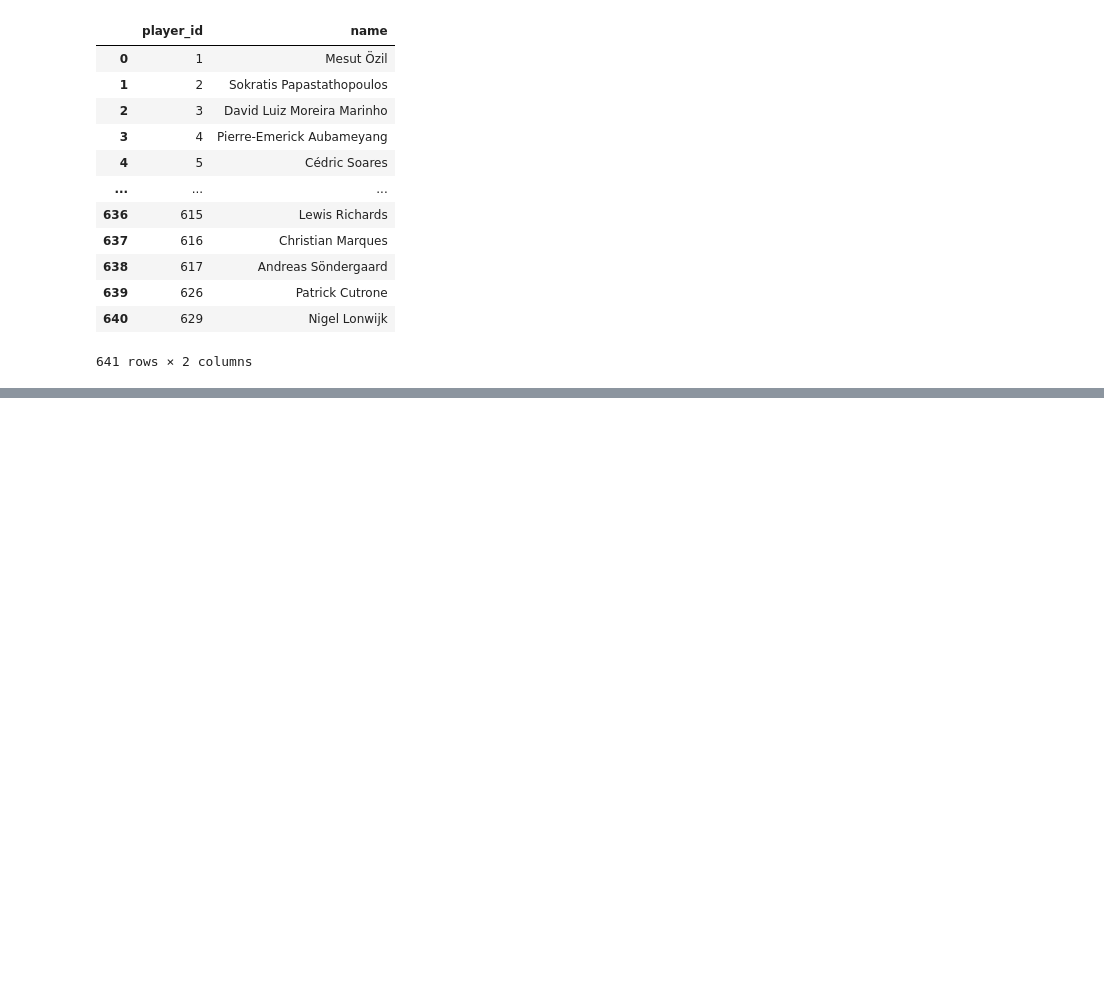
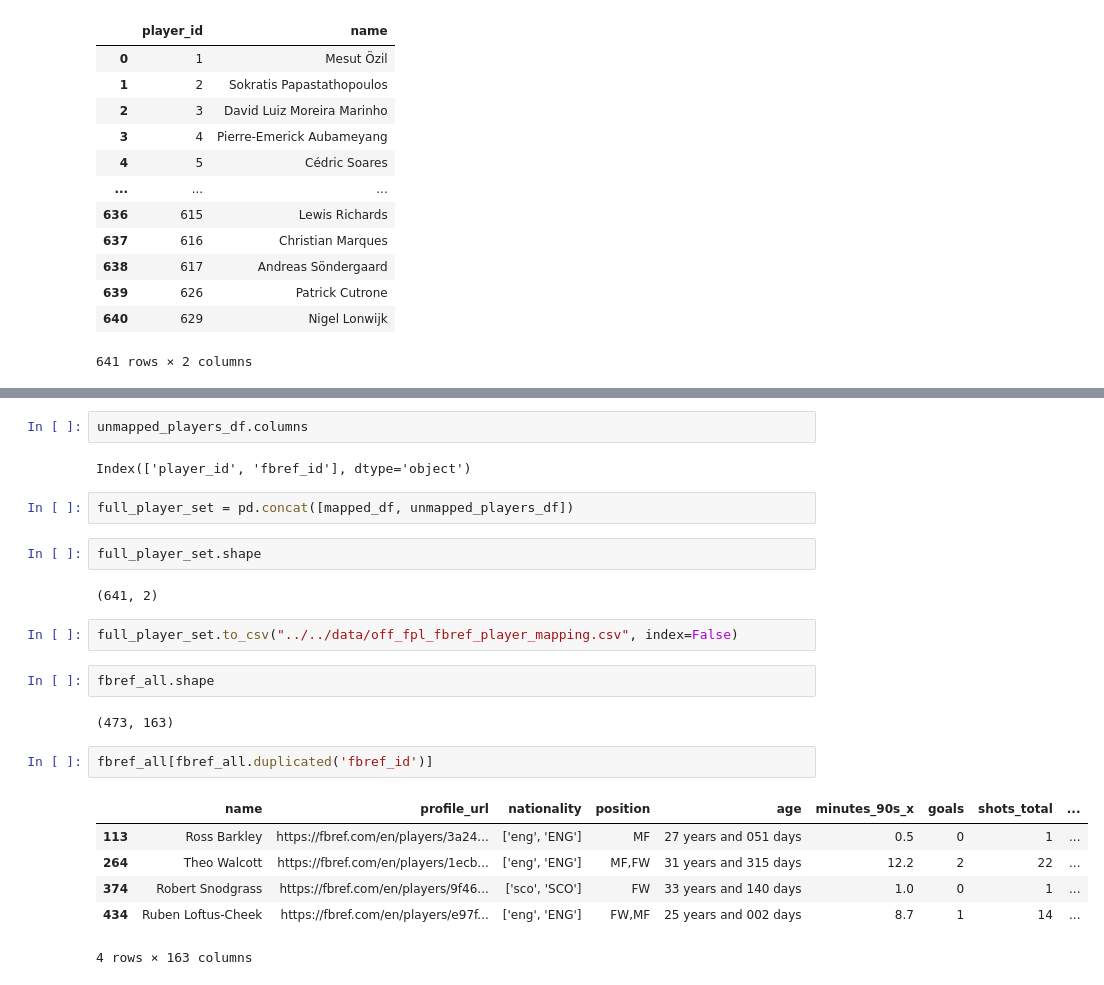
Before and after one commit to pratos/fpl-stats, a Jupyter notebook: src/notebooks/data-sources-combined.ipynb, the cells around one changed output, grey strips where cells are left out. Saved outputs shown, nothing was run; the diff lists cells and outputs as text; blank space fills up the shorter version.

```diff
--- a/src/notebooks/data-sources-combined.ipynb
+++ b/src/notebooks/data-sources-combined.ipynb
@@ -439,0 +519,25 @@ fbref_all[['name', 'profile_url']]
+# %%
+unmapped_players_df.columns
+# %% [output]
+Index(['player_id', 'fbref_id'], dtype='object')
+# %%
+full_player_set = pd.concat([mapped_df, unmapped_players_df])
+# %%
+full_player_set.shape
+# %% [output]
+(641, 2)
+# %%
+full_player_set.to_csv("../../data/off_fpl_fbref_player_mapping.csv", index=False)
+# %%
+fbref_all.shape
+# %% [output]
+(473, 163)
+# %%
+fbref_all[fbref_all.duplicated('fbref_id')]
+# %% [output]
+|  | name | profile_url | nationality | position | age | minutes_90s_x | goals | shots_total | ... |
+| 113 | Ross Barkley | https://fbref.com/en/players/3a24... | ['eng', 'ENG'] | MF | 27 years and 051 days | 0.5 | 0 | 1 | ... |
+| 264 | Theo Walcott | https://fbref.com/en/players/1ecb... | ['eng', 'ENG'] | MF,FW | 31 years and 315 days | 12.2 | 2 | 22 | ... |
+| 374 | Robert Snodgrass | https://fbref.com/en/players/9f46... | ['sco', 'SCO'] | FW | 33 years and 140 days | 1.0 | 0 | 1 | ... |
+| 434 | Ruben Loftus-Cheek | https://fbref.com/en/players/e97f... | ['eng', 'ENG'] | FW,MF | 25 years and 002 days | 8.7 | 1 | 14 | ... |
+4 rows × 163 columns
```
Also changed, not shown: parts of 98 cells of this notebook.
